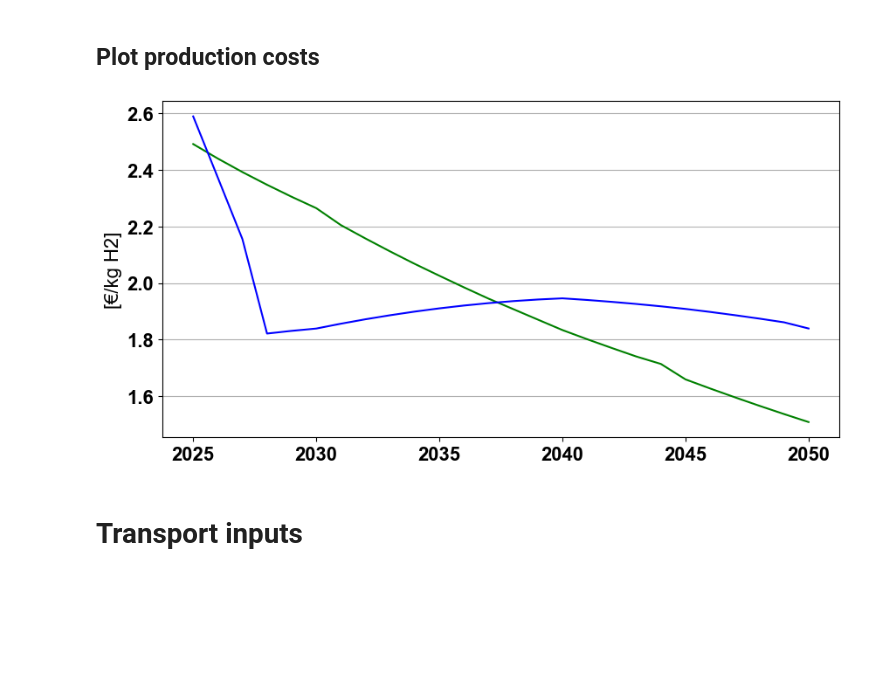
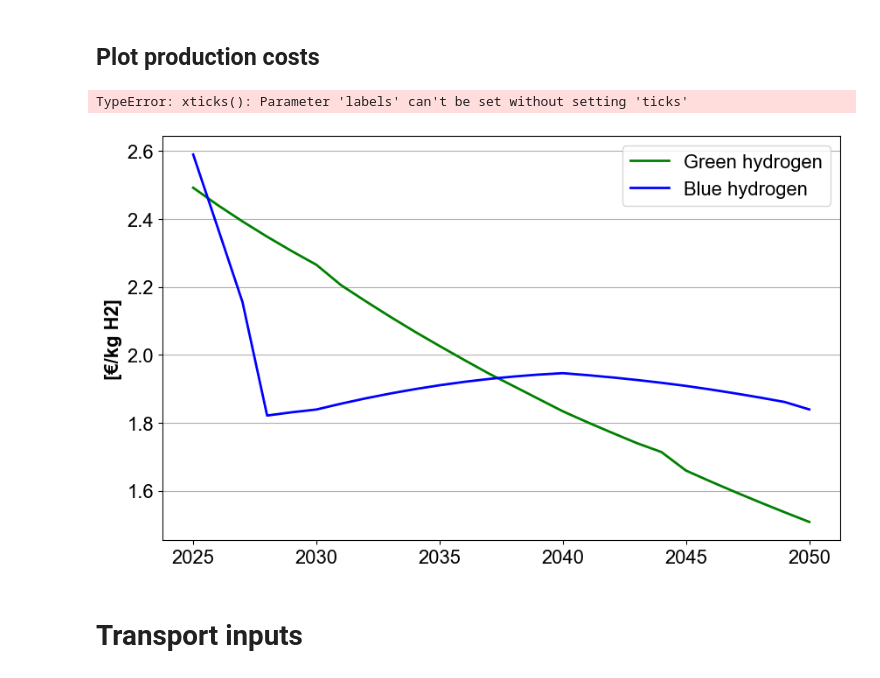
Before and after one commit to ReuterJakob/H2_pathways_repo, a Jupyter notebook: notebooks/Cost/Supply_Cost.ipynb, the cells around one changed output. Drawn from its saved outputs; the diff is of its cells as text; code cells hidden in the pictures; blank space fills up the shorter version.

```diff
--- a/notebooks/Cost/Supply_Cost.ipynb
+++ b/notebooks/Cost/Supply_Cost.ipynb
@@ -216,24 +218,25 @@ result.to_csv(output_file, sep=';')
 ## Plot production costs
 # %%
 # Plot cost curves of hydrogen production from NGR with CCS and RES
-#fig, ax = plt.subplots(figsize=(10, 6))
+fig, ax = plt.subplots(figsize=(10, 6))
 
 plt.plot(lowest_green, color='green', linestyle='solid', label='Green hydrogen')
 plt.plot(lcoh_blue, color='blue', linestyle='solid', label='Blue hydrogen')
 plt.grid(True, axis='y')
 ax.set_axisbelow(True)
 #plt.title('Cost curves for green and blue hydrogen production', fontweight='bold')
 ax.legend()
-plt.ylabel('[€/kg H2]')
-plt.xticks()
+plt.ylabel('[€/kg H2]', fontweight='bold')
+plt.xticks(ticks=None, labels=np.arange(2025,2051,5))
 
 title = 'Green_and_blue_costs'
 plt.savefig(path_plt+title+'.png', transparent = True)
 
 
 plt.show()
 # %% [output]
+TypeError: xticks(): Parameter 'labels' can't be set without setting 'ticks'
-[figure, old version]
+[figure, new version]
 # %%
 # Plot cost curve for production costst
 fig, ax = plt.subplots(figsize=(10,6))
```
Also changed, not shown: parts of 1 cell of this notebook.
